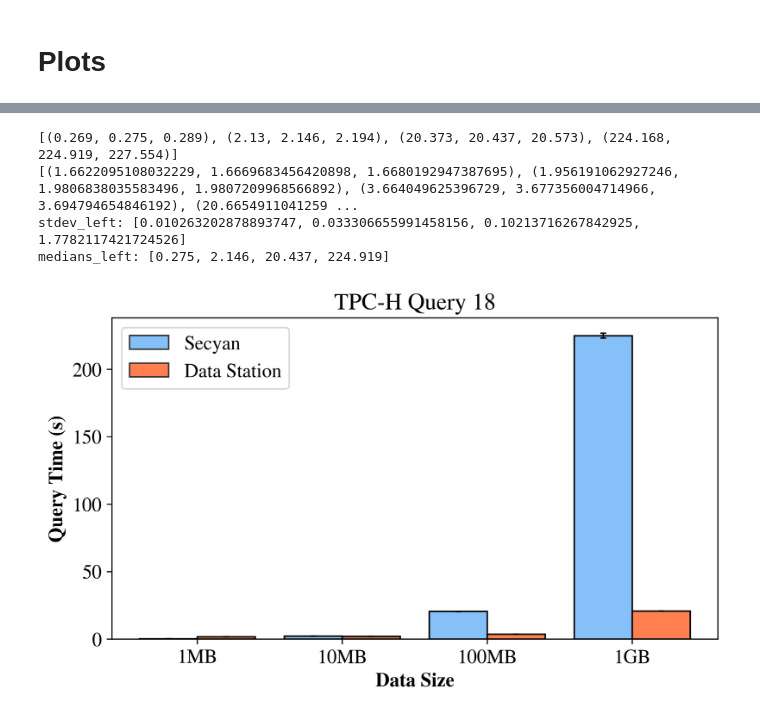
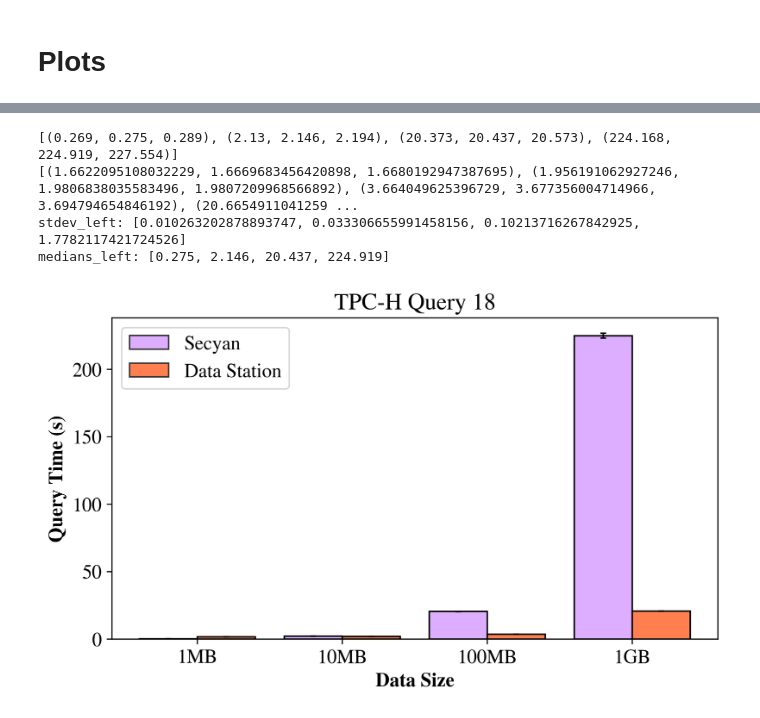
Before and after one commit to TheDataStation/datastation-escrow, a Jupyter notebook: data_comparisons/secyan/secyan_data_parsing.ipynb, the cells around one changed output, grey strips where cells are left out. Cells and saved outputs as stored; diff of their text form; code cells hidden in the pictures.

```diff
--- a/data_comparisons/secyan/secyan_data_parsing.ipynb
+++ b/data_comparisons/secyan/secyan_data_parsing.ipynb
@@ -342,7 +342,7 @@ plt.bar(x=X_axis-width/2,width=width,height=medians_left,label="Secyan",
 #         # color=colors_right[i],
         edgecolor=[0.2,0.2,0.2],
 #         # hatch="...",
-        color='#85C0F9'
+        color='#DDAEFF'
         )
 
 
@@ -365,34 +365,34 @@ plt.bar(x=X_axis+width/2,width=width,height=medians_right,label="Data Station",
 #         # label=labels_left[i],
 #         # color='none',
 #         # color=colors_right[i],
         edgecolor=[0.2,0.2,0.2],
 #         # hatch="...",
         color='coral'
         )
 
 plt.bar(x=X_axis+width/2,width=width,height=medians_right,yerr=stdev_right,
         edgecolor='black',
         error_kw={"elinewidth":1,"capsize":2,"capthick":1},
         color='none'
         )
 # plt.yscale("log")
 
 plt.xlabel("Data Size", fontweight="bold")
 plt.ylabel("Query Time (s)", fontweight="bold")
 plt.title("TPC-H Query 18")
 plt.legend()
 
 plt.xticks(X_axis, [col.name for col in data_right])
 
 plt.savefig("q18.pdf", bbox_inches='tight')
 
 plt.show()
 # %% [output]
 [(0.269, 0.275, 0.289), (2.13, 2.146, 2.194), (20.373, 20.437, 20.573), (224.168, 224.919, 227.554)]
 [(1.6622095108032229, 1.6669683456420898, 1.6680192947387695), (1.956191062927246, 1.9806838035583496, 1.9807209968566892), (3.664049625396729, 3.677356004714966, 3.694794654846192), (20.6654911041259 ...
 stdev_left: [0.010263202878893747, 0.033306655991458156, 0.10213716267842925, 1.7782117421724526]
 medians_left: [0.275, 2.146, 20.437, 224.919]
-[figure, old version]
+[figure, new version]
 # %%
 # TPC-H Query 8
 data_left = secyan_dict[3]
```
Also changed, not shown: parts of 4 cells of this notebook, 7 other files.
